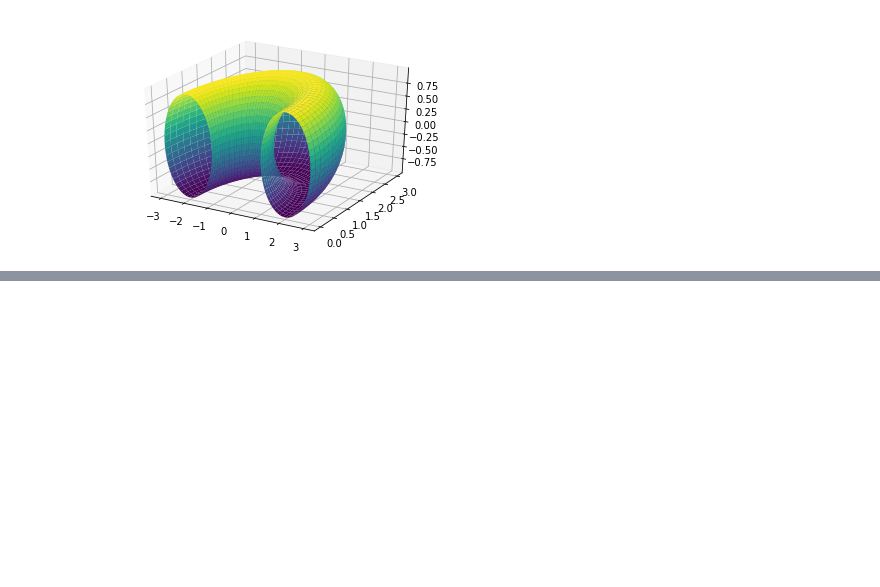
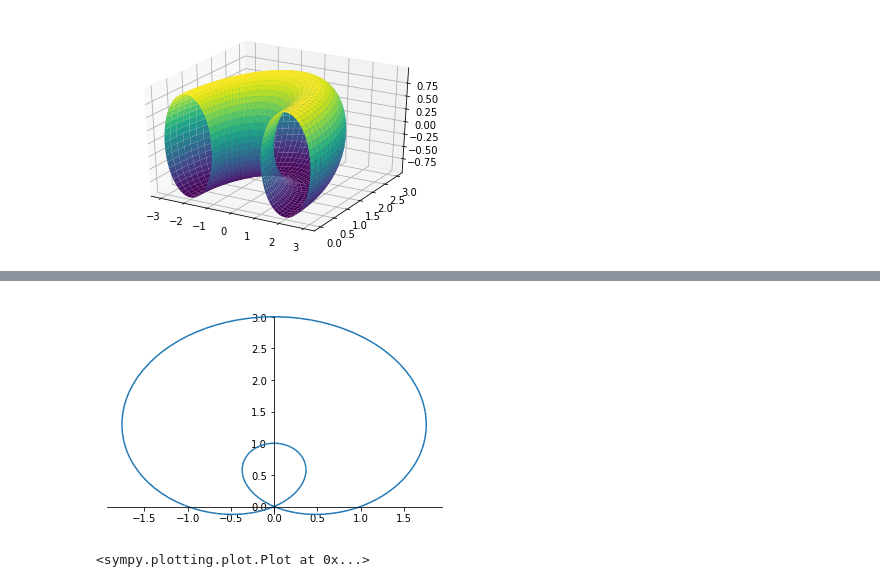
Before and after one commit to mattConn/mathematical-programming, a Jupyter notebook: notebooks/torus-plot.ipynb, the cells around one changed output, grey strips where cells are left out. Saved outputs shown, nothing was run; the diff lists cells and outputs as text; code cells hidden in the pictures; blank space fills up the shorter version.

```diff
--- a/notebooks/torus-plot.ipynb
+++ b/notebooks/torus-plot.ipynb
@@ -17,0 +26,5 @@ p = plot3d_parametric_surface(r(v)*cos(u),r(v)*sin(u),b*sin(v), (u, 0, pi), (v,
+# %%
+plot_parametric(s(u)*sin(u), s(u)*cos(u),(u, -pi, pi))
+# %% [output]
+[figure, added]
+<sympy.plotting.plot.Plot at 0x...>
```
Also changed, not shown: parts of 4 cells of this notebook, 1 other file.
